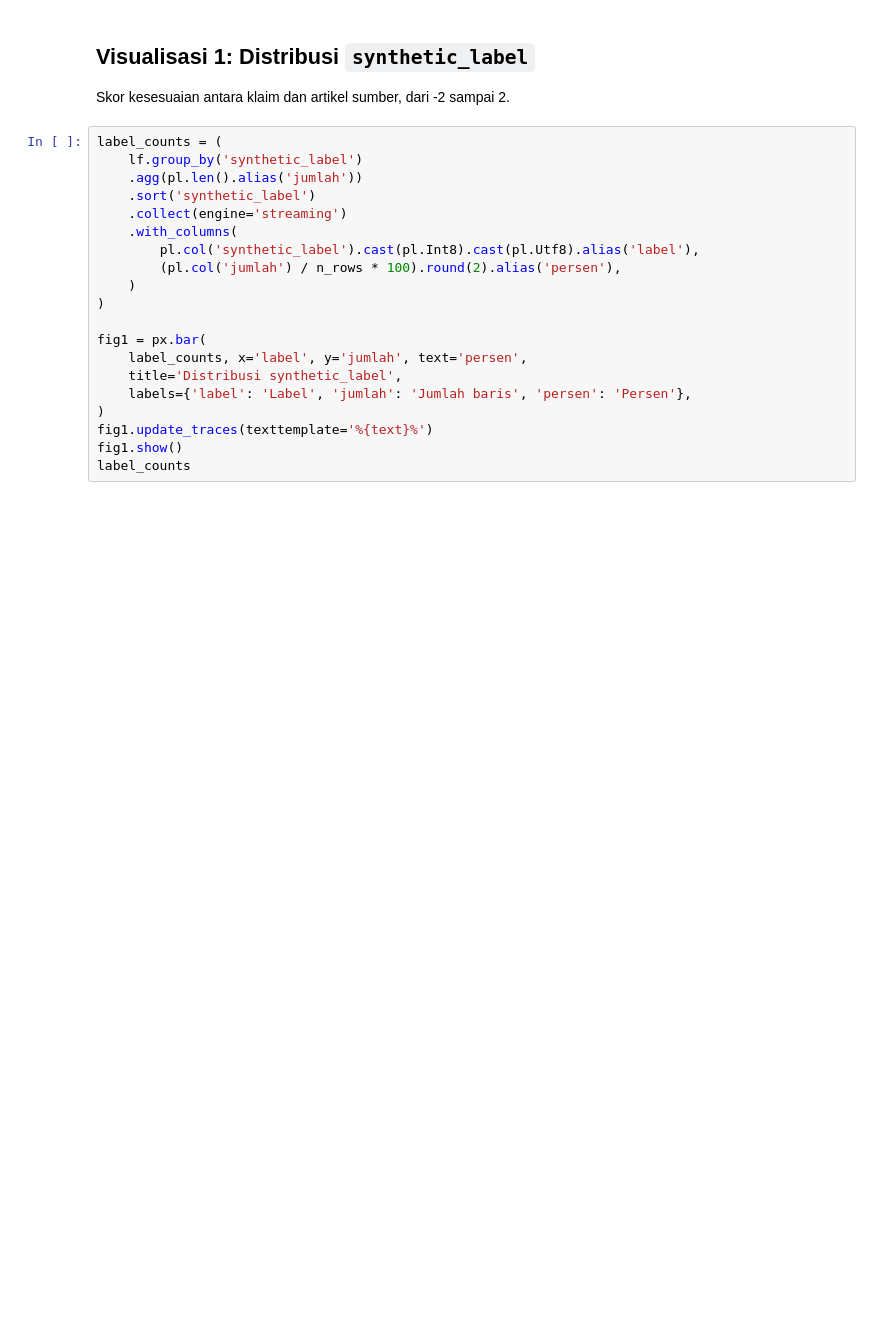
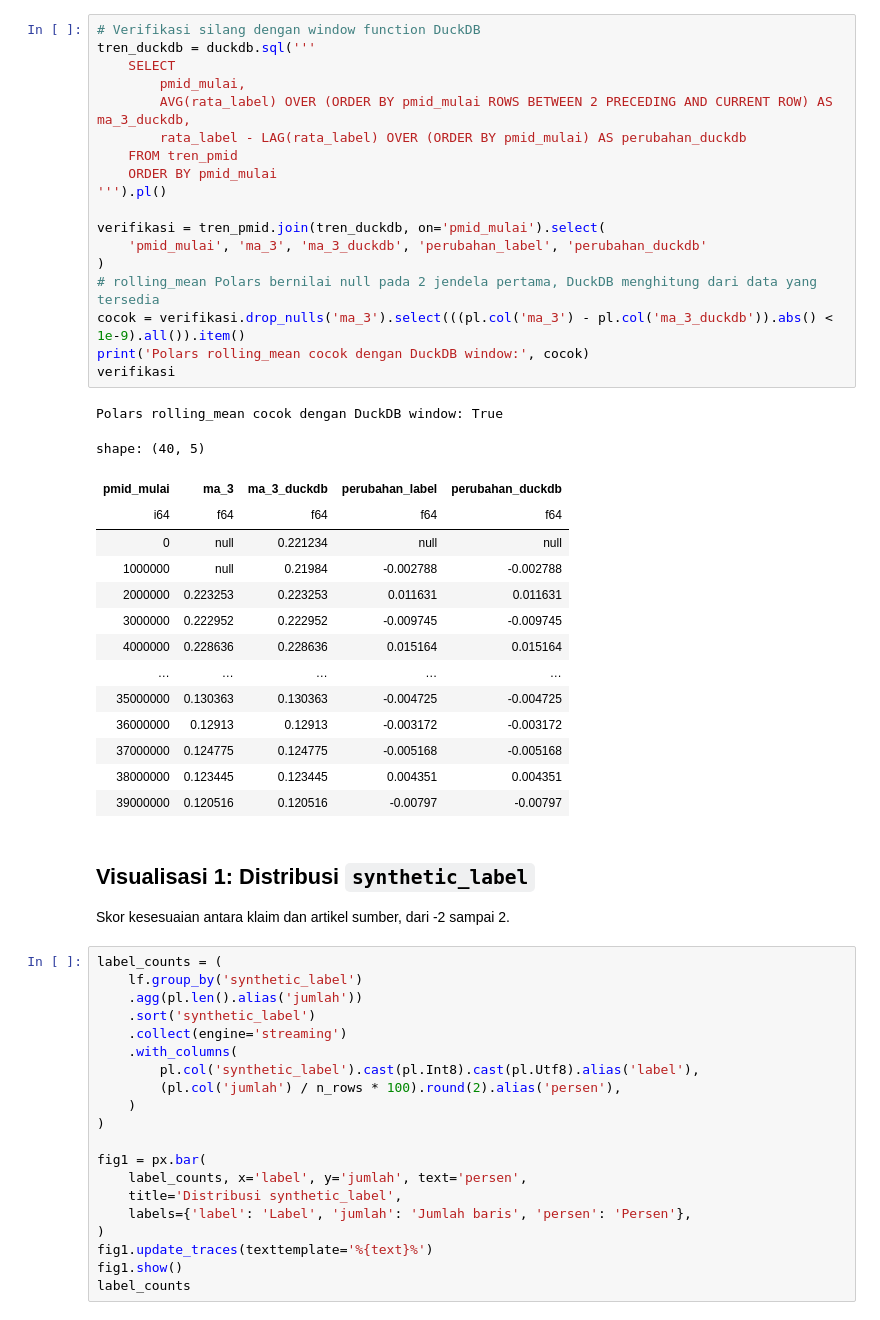
Before and after one commit to dikameo/tugas1-abd-2026, a Jupyter notebook: notebooks/03_eda_and_insights.ipynb, the cells around one changed output. Saved outputs shown, nothing was run; the diff lists cells and outputs as text; blank space fills up the shorter version.

```diff
--- a/notebooks/03_eda_and_insights.ipynb
+++ b/notebooks/03_eda_and_insights.ipynb
@@ -33,3 +101,37 @@ Jumlah baris data bersih: 1,497,952
+# %%
+# Verifikasi silang dengan window function DuckDB
+tren_duckdb = duckdb.sql('''
+    SELECT
+        pmid_mulai,
+        AVG(rata_label) OVER (ORDER BY pmid_mulai ROWS BETWEEN 2 PRECEDING AND CURRENT ROW) AS ma_3_duckdb,
+        rata_label - LAG(rata_label) OVER (ORDER BY pmid_mulai) AS perubahan_duckdb
+    FROM tren_pmid
+    ORDER BY pmid_mulai
+''').pl()
+
+verifikasi = tren_pmid.join(tren_duckdb, on='pmid_mulai').select(
+    'pmid_mulai', 'ma_3', 'ma_3_duckdb', 'perubahan_label', 'perubahan_duckdb'
+)
+# rolling_mean Polars bernilai null pada 2 jendela pertama, DuckDB menghitung dari data yang tersedia
+cocok = verifikasi.drop_nulls('ma_3').select(((pl.col('ma_3') - pl.col('ma_3_duckdb')).abs() < 1e-9).all()).item()
+print('Polars rolling_mean cocok dengan DuckDB window:', cocok)
+verifikasi
+# %% [output]
+Polars rolling_mean cocok dengan DuckDB window: True
+shape: (40, 5)
+| pmid_mulai | ma_3 | ma_3_duckdb | perubahan_label | perubahan_duckdb |
+| i64 | f64 | f64 | f64 | f64 |
+| 0 | null | 0.221234 | null | null |
+| 1000000 | null | 0.21984 | -0.002788 | -0.002788 |
+| 2000000 | 0.223253 | 0.223253 | 0.011631 | 0.011631 |
+| 3000000 | 0.222952 | 0.222952 | -0.009745 | -0.009745 |
+| 4000000 | 0.228636 | 0.228636 | 0.015164 | 0.015164 |
+| … | … | … | … | … |
+| 35000000 | 0.130363 | 0.130363 | -0.004725 | -0.004725 |
+| 36000000 | 0.12913 | 0.12913 | -0.003172 | -0.003172 |
+| 37000000 | 0.124775 | 0.124775 | -0.005168 | -0.005168 |
+| 38000000 | 0.123445 | 0.123445 | 0.004351 | 0.004351 |
+| 39000000 | 0.120516 | 0.120516 | -0.00797 | -0.00797 |
 # %% [markdown]
 ## Visualisasi 1: Distribusi `synthetic_label`
 
```
Also changed, not shown: parts of 16 cells of this notebook, 5 other files.
